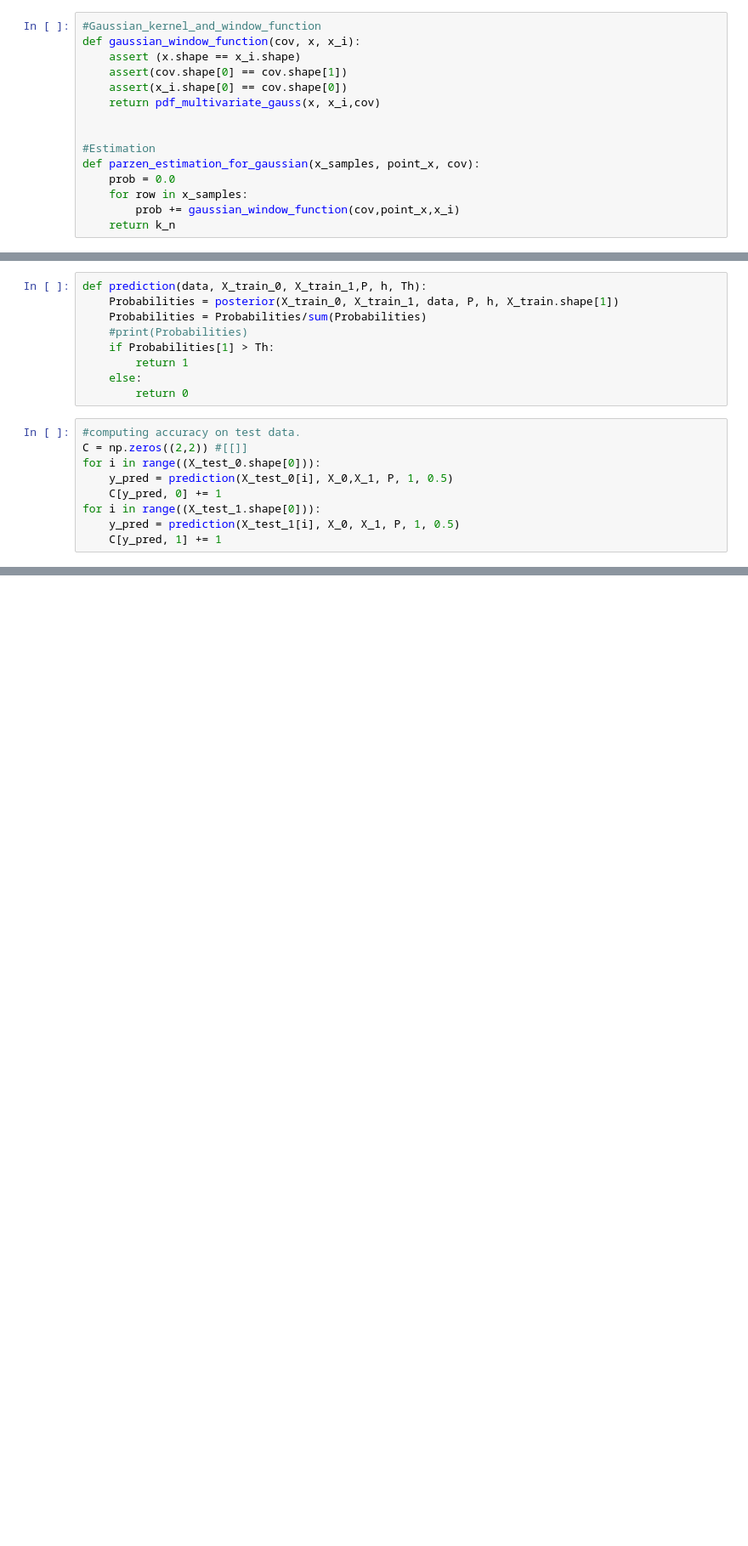
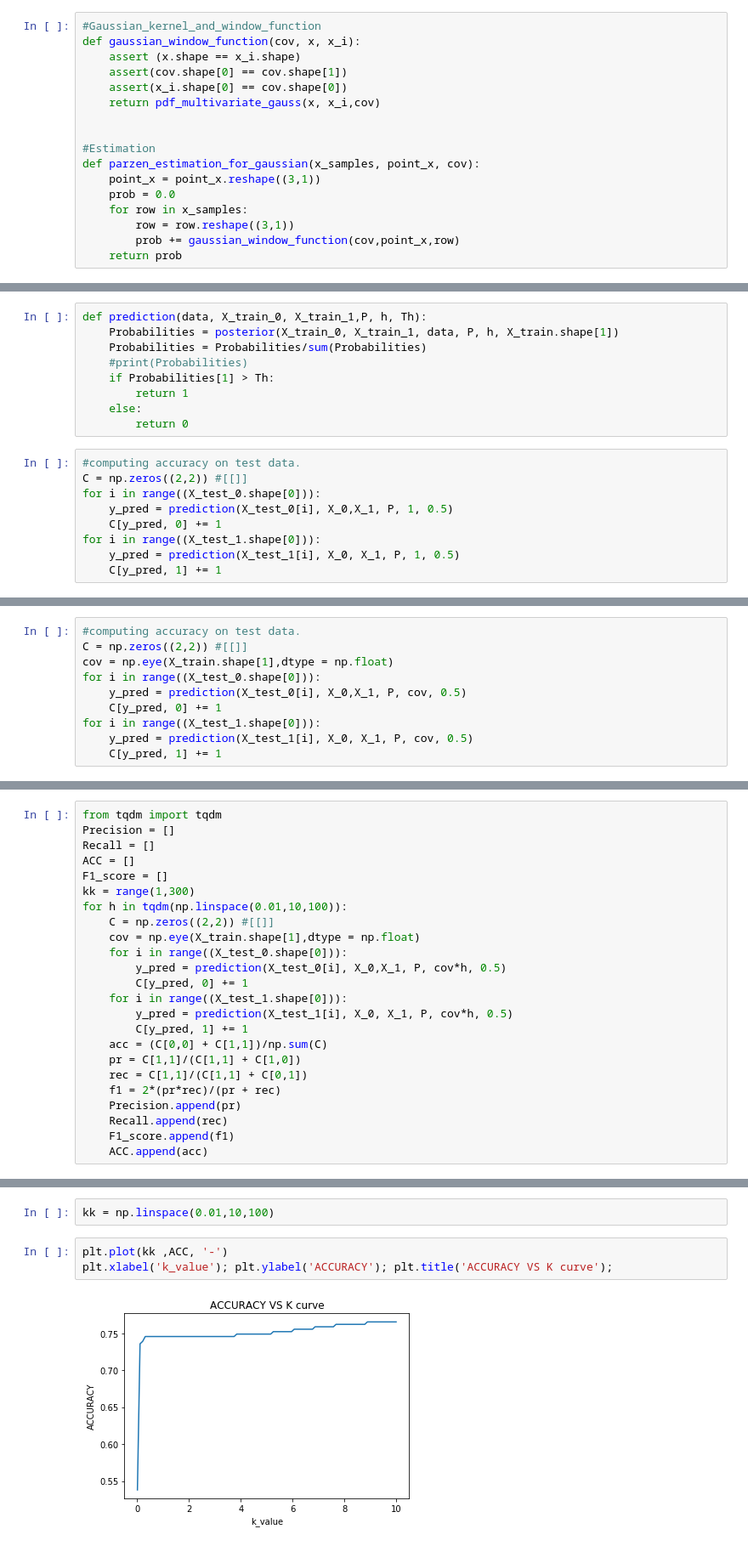
Before and after one commit to varundesai10/ELL409_Assignment1, a Jupyter notebook: Parzen_Window_Density_Estimate.ipynb, the cells around one changed output, grey strips where cells are left out. Shown: that part at 85% size. Drawn from its saved outputs; the diff is of its cells as text; blank space fills up the shorter version.

```diff
--- a/Parzen_Window_Density_Estimate.ipynb
+++ b/Parzen_Window_Density_Estimate.ipynb
@@ -85,10 +118,12 @@ def gaussian_window_function(cov, x, x_i):
 
 #Estimation
 def parzen_estimation_for_gaussian(x_samples, point_x, cov):
+    point_x = point_x.reshape((3,1))
     prob = 0.0
     for row in x_samples:
-        prob += gaussian_window_function(cov,point_x,x_i)
-    return k_n
+        row = row.reshape((3,1))
+        prob += gaussian_window_function(cov,point_x,row)
+    return prob
 # %%
 #prior calculation
 P = [float(len(X_0))/ float(len(X_0) + len(X_1)) ,float(len(X_1))/ float(len(X_0) + len(X_1)) ]
@@ -164,0 +242,10 @@ for h in np.linspace(0.01,5,5000):
+# %%
+#computing accuracy on test data.
+C = np.zeros((2,2)) #[[]]
+cov = np.eye(X_train.shape[1],dtype = np.float)
+for i in range((X_test_0.shape[0])):
+    y_pred = prediction(X_test_0[i], X_0,X_1, P, cov, 0.5)
+    C[y_pred, 0] += 1
+for i in range((X_test_1.shape[0])):
+    y_pred = prediction(X_test_1[i], X_0, X_1, P, cov, 0.5)
+    C[y_pred, 1] += 1
@@ -164,0 +257,24 @@ for h in np.linspace(0.01,5,5000):
+# %%
+from tqdm import tqdm
+Precision = []
+Recall = []
+ACC = []
+F1_score = []
+kk = range(1,300)
+for h in tqdm(np.linspace(0.01,10,100)):
+    C = np.zeros((2,2)) #[[]]
+    cov = np.eye(X_train.shape[1],dtype = np.float)
+    for i in range((X_test_0.shape[0])):
+        y_pred = prediction(X_test_0[i], X_0,X_1, P, cov*h, 0.5)
+        C[y_pred, 0] += 1
+    for i in range((X_test_1.shape[0])):
+        y_pred = prediction(X_test_1[i], X_0, X_1, P, cov*h, 0.5)
+        C[y_pred, 1] += 1
+    acc = (C[0,0] + C[1,1])/np.sum(C)
+    pr = C[1,1]/(C[1,1] + C[1,0])
+    rec = C[1,1]/(C[1,1] + C[0,1])
+    f1 = 2*(pr*rec)/(pr + rec)
+    Precision.append(pr)
+    Recall.append(rec)
+    F1_score.append(f1)
+    ACC.append(acc)
@@ -164,0 +288,7 @@ for h in np.linspace(0.01,5,5000):
+# %%
+kk = np.linspace(0.01,10,100)
+# %%
+plt.plot(kk ,ACC, '-')
+plt.xlabel('k_value'); plt.ylabel('ACCURACY'); plt.title('ACCURACY VS K curve');
+# %% [output]
+[figure, added]
```
Also changed, not shown: parts of 30 cells of this notebook, 2 other files.
